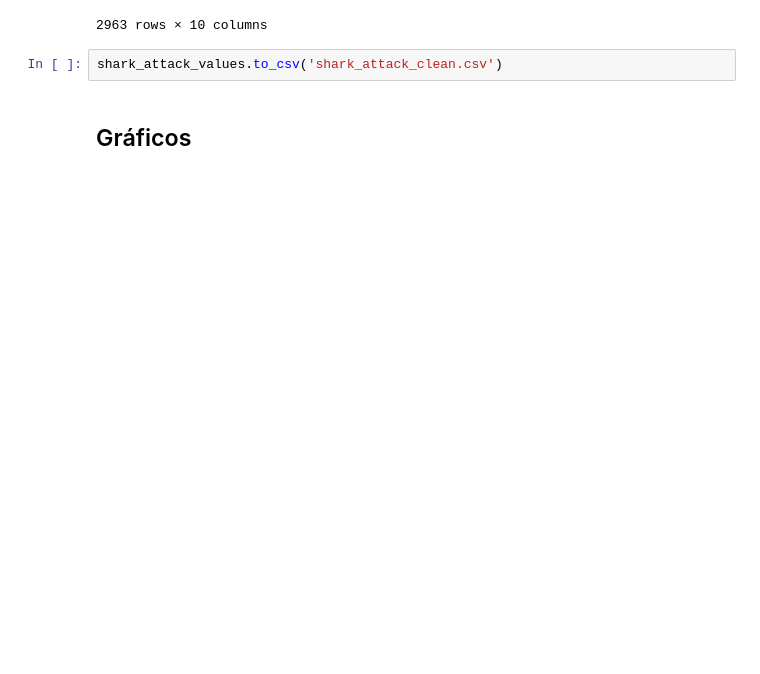
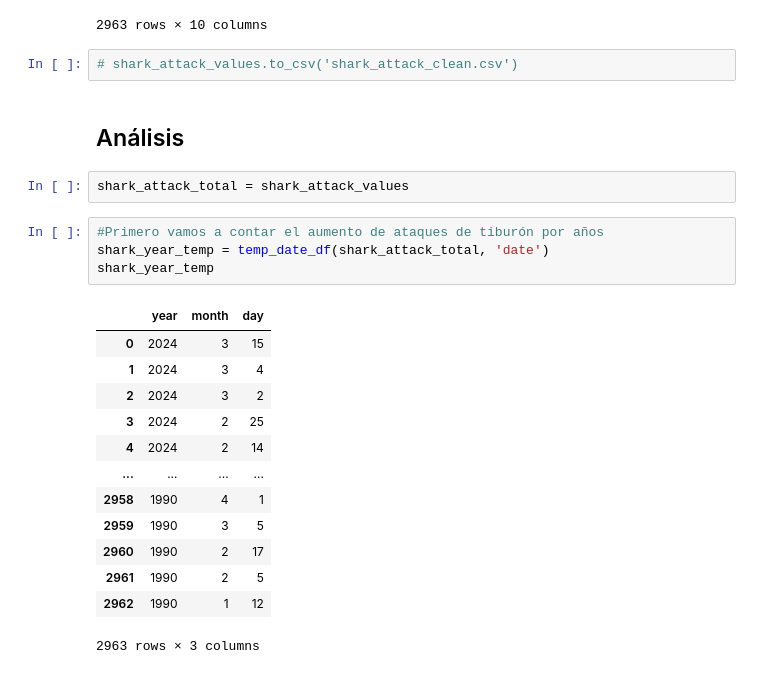
Before and after one commit to cohet3/sharkAttack_g7, a Jupyter notebook: main.ipynb, the cells around one changed output. Cells and saved outputs as stored; diff of their text form; blank space fills up the shorter version.

```diff
--- a/main.ipynb
+++ b/main.ipynb
@@ -283,6 +283,26 @@ shark_attack_values
 | 2962 | 1990-01-12 | USA | California | Montera Beach, San Mateo County | M | NaN | 3 m to 4 m [10' to 13'] white shark | No Fatal | Surfing | ND.0001 |
 2963 rows × 10 columns
 # %%
-shark_attack_values.to_csv('shark_attack_clean.csv')
+# shark_attack_values.to_csv('shark_attack_clean.csv')
 # %% [markdown]
-## Gráficos
+## Análisis
+# %%
+shark_attack_total = shark_attack_values
+# %%
+#Primero vamos a contar el aumento de ataques de tiburón por años
+shark_year_temp = temp_date_df(shark_attack_total, 'date')
+shark_year_temp
+# %% [output]
+|  | year | month | day |
+| 0 | 2024 | 3 | 15 |
+| 1 | 2024 | 3 | 4 |
+| 2 | 2024 | 3 | 2 |
+| 3 | 2024 | 2 | 25 |
+| 4 | 2024 | 2 | 14 |
+| ... | ... | ... | ... |
+| 2958 | 1990 | 4 | 1 |
+| 2959 | 1990 | 3 | 5 |
+| 2960 | 1990 | 2 | 17 |
+| 2961 | 1990 | 2 | 5 |
+| 2962 | 1990 | 1 | 12 |
+2963 rows × 3 columns
```
Also changed, not shown: parts of 11 cells of this notebook, 1 other file.
